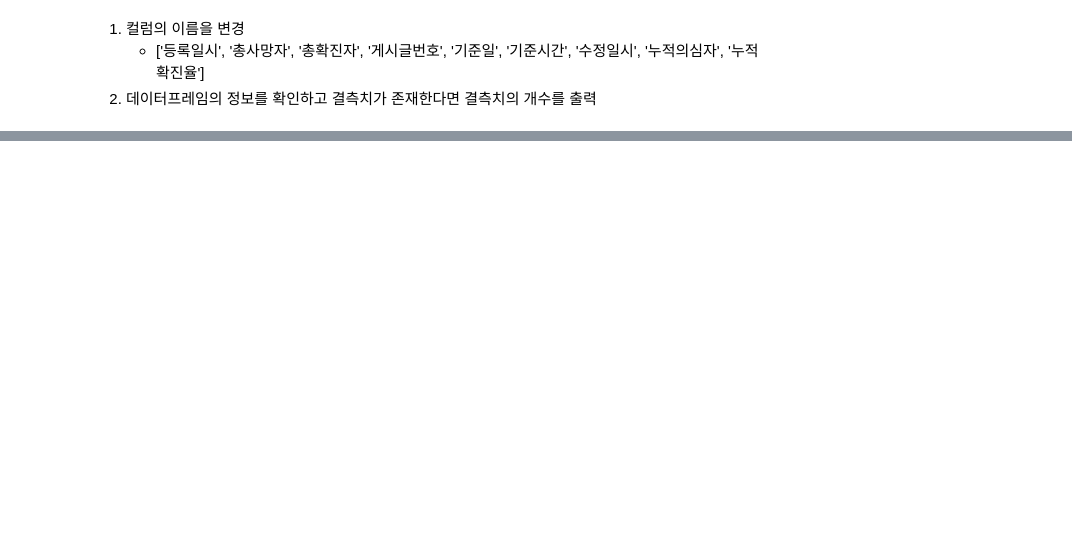
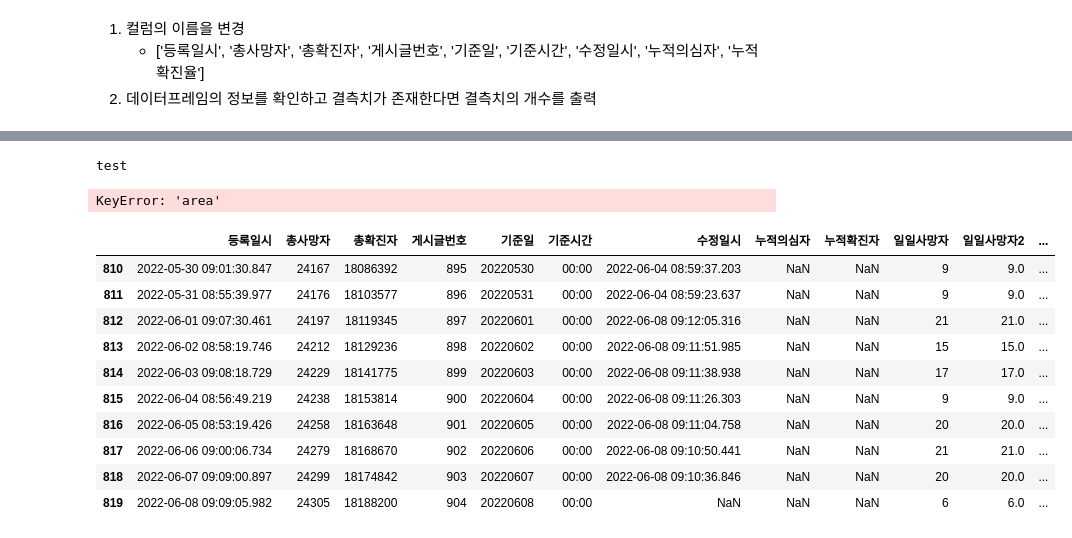
Before and after one commit to bsmoon-86/ubion_9, a Jupyter notebook: python/231122/03_corona.ipynb, the cells around one changed output, grey strips where cells are left out. Drawn from its saved outputs; the diff is of its cells as text; code cells hidden in the pictures; blank space fills up the shorter version.

```diff
--- a/python/231122/03_corona.ipynb
+++ b/python/231122/03_corona.ipynb
@@ -23,0 +133,8 @@ corona.drop('Unnamed: 0', axis = 1, inplace=True)
+# %%
+# 일일 사망자데이터를 리스트 생성
+_list = [0]
+
+for i in range(819):
+    data = corona.loc[i+1, '총사망자'] - corona.loc[i, '총사망자']
+    _list.append(data)
+print(_list)
@@ -23,0 +143,2 @@ corona.drop('Unnamed: 0', axis = 1, inplace=True)
+# %%
+corona['일일사망자'] = _list
@@ -23,0 +154,13 @@ corona.drop('Unnamed: 0', axis = 1, inplace=True)
+# %%
+# dict 데이터
+dict = {
+    'name' : 'test',
+    'age' : 20
+}
+# dict에서 'test' 문자열만 출력하려면?
+print(dict['name'])
+# dict에 새로운 key:value를 추가
+dict['area']
+# %% [output]
+test
+KeyError: 'area'
@@ -23,0 +170,2 @@ corona.drop('Unnamed: 0', axis = 1, inplace=True)
+# %%
+corona['일일사망자2'] = corona['총사망자'] - corona['총사망자'].shift(1)
@@ -23,0 +174,17 @@ corona.drop('Unnamed: 0', axis = 1, inplace=True)
+# %%
+# diff(n) : 인덱스가 n만큼 이동한 데이터와의 차이 값 출력
+corona['일일사망자3'] = corona['총사망자'].diff(1)
+# %%
+corona.tail(10)
+# %% [output]
+|  | 등록일시 | 총사망자 | 총확진자 | 게시글번호 | 기준일 | 기준시간 | 수정일시 | 누적의심자 | 누적확진자 | 일일사망자 | 일일사망자2 | ... |
+| 810 | 2022-05-30 09:01:30.847 | 24167 | 18086392 | 895 | 20220530 | 00:00 | 2022-06-04 08:59:37.203 | NaN | NaN | 9 | 9.0 | ... |
+| 811 | 2022-05-31 08:55:39.977 | 24176 | 18103577 | 896 | 20220531 | 00:00 | 2022-06-04 08:59:23.637 | NaN | NaN | 9 | 9.0 | ... |
+| 812 | 2022-06-01 09:07:30.461 | 24197 | 18119345 | 897 | 20220601 | 00:00 | 2022-06-08 09:12:05.316 | NaN | NaN | 21 | 21.0 | ... |
+| 813 | 2022-06-02 08:58:19.746 | 24212 | 18129236 | 898 | 20220602 | 00:00 | 2022-06-08 09:11:51.985 | NaN | NaN | 15 | 15.0 | ... |
+| 814 | 2022-06-03 09:08:18.729 | 24229 | 18141775 | 899 | 20220603 | 00:00 | 2022-06-08 09:11:38.938 | NaN | NaN | 17 | 17.0 | ... |
+| 815 | 2022-06-04 08:56:49.219 | 24238 | 18153814 | 900 | 20220604 | 00:00 | 2022-06-08 09:11:26.303 | NaN | NaN | 9 | 9.0 | ... |
+| 816 | 2022-06-05 08:53:19.426 | 24258 | 18163648 | 901 | 20220605 | 00:00 | 2022-06-08 09:11:04.758 | NaN | NaN | 20 | 20.0 | ... |
+| 817 | 2022-06-06 09:00:06.734 | 24279 | 18168670 | 902 | 20220606 | 00:00 | 2022-06-08 09:10:50.441 | NaN | NaN | 21 | 21.0 | ... |
+| 818 | 2022-06-07 09:09:00.897 | 24299 | 18174842 | 903 | 20220607 | 00:00 | 2022-06-08 09:10:36.846 | NaN | NaN | 20 | 20.0 | ... |
+| 819 | 2022-06-08 09:09:05.982 | 24305 | 18188200 | 904 | 20220608 | 00:00 | NaN | NaN | NaN | 6 | 6.0 | ... |
```
Also changed, not shown: parts of 37 cells of this notebook, 1 other file.
